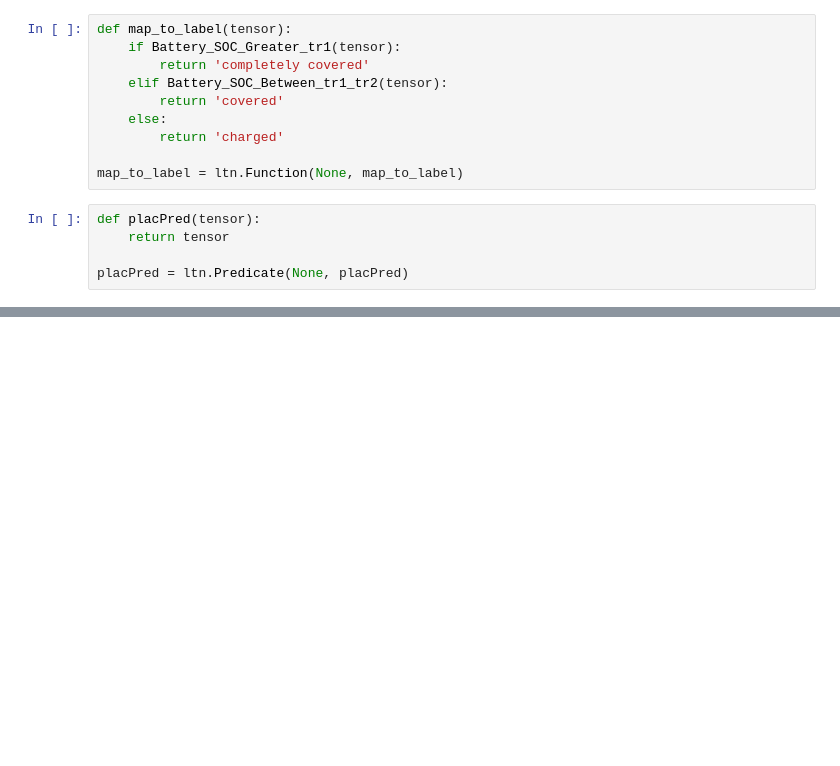
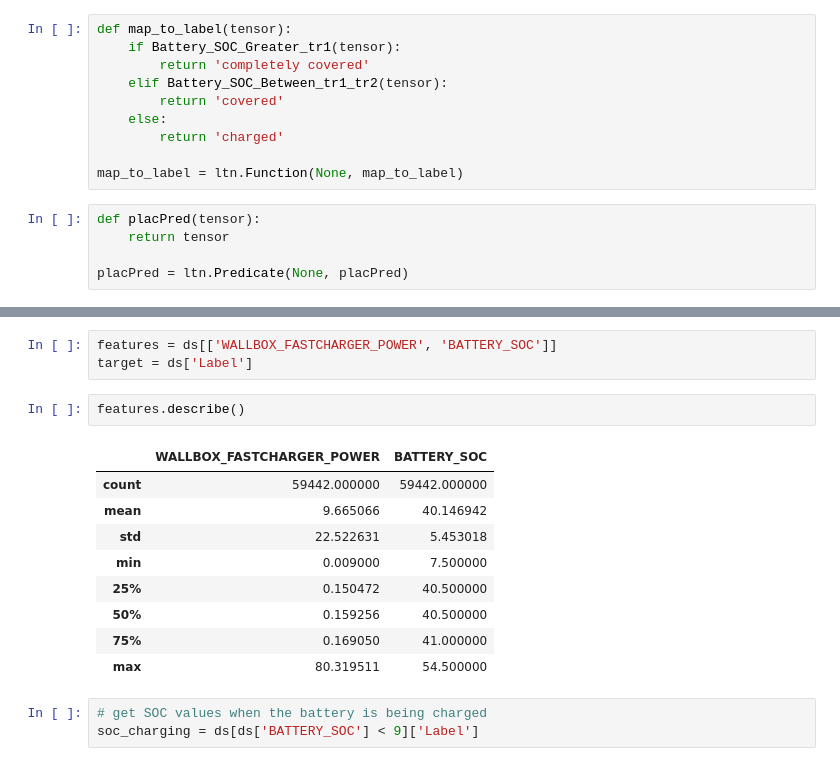
Before and after one commit to SanchoSamba/DS-project, a Jupyter notebook: LTN_Adam_Arychert.ipynb, the cells around one changed output, grey strips where cells are left out. Drawn from its saved outputs; the diff is of its cells as text; blank space fills up the shorter version.

```diff
--- a/LTN_Adam_Arychert.ipynb
+++ b/LTN_Adam_Arychert.ipynb
@@ -952,0 +1055,18 @@ RuntimeError: element 0 of tensors does not require grad and does not have a gra
+# %%
+features = ds[['WALLBOX_FASTCHARGER_POWER', 'BATTERY_SOC']]
+target = ds['Label']
+# %%
+features.describe()
+# %% [output]
+|  | WALLBOX_FASTCHARGER_POWER | BATTERY_SOC |
+| count | 59442.000000 | 59442.000000 |
+| mean | 9.665066 | 40.146942 |
+| std | 22.522631 | 5.453018 |
+| min | 0.009000 | 7.500000 |
+| 25% | 0.150472 | 40.500000 |
+| 50% | 0.159256 | 40.500000 |
+| 75% | 0.169050 | 41.000000 |
+| max | 80.319511 | 54.500000 |
+# %%
+# get SOC values when the battery is being charged
+soc_charging = ds[ds['BATTERY_SOC'] < 9]['Label']
```
Also changed, not shown: parts of 39 cells of this notebook, 3 other files.
